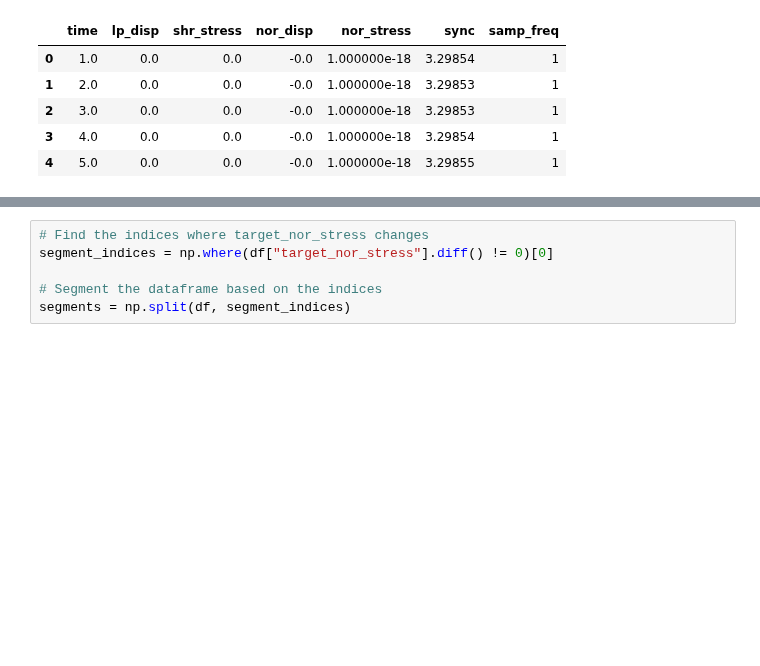
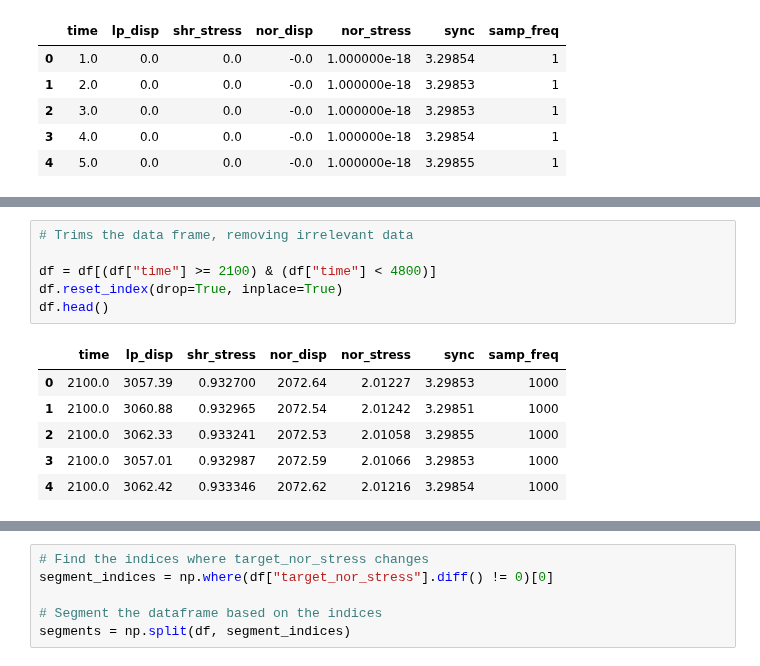
Before and after one commit to ai4er-cdt/earthquake-predictability, a Jupyter notebook: notebooks/TRR26 002 - Data Exploration - p4581.ipynb, the cells around one changed output, grey strips where cells are left out. Drawn from its saved outputs; the diff is of its cells as text; blank space fills up the shorter version.

```diff
--- a/notebooks/TRR26 002 - Data Exploration - p4581.ipynb
+++ b/notebooks/TRR26 002 - Data Exploration - p4581.ipynb
@@ -58 +90,14 @@ df.head()
+# %%
+# Trims the data frame, removing irrelevant data
+
+df = df[(df["time"] >= 2100) & (df["time"] < 4800)]
+df.reset_index(drop=True, inplace=True)
+df.head()
+# %% [output]
+|  | time | lp_disp | shr_stress | nor_disp | nor_stress | sync | samp_freq |
+| 0 | 2100.0 | 3057.39 | 0.932700 | 2072.64 | 2.01227 | 3.29853 | 1000 |
+| 1 | 2100.0 | 3060.88 | 0.932965 | 2072.54 | 2.01242 | 3.29851 | 1000 |
+| 2 | 2100.0 | 3062.33 | 0.933241 | 2072.53 | 2.01058 | 3.29855 | 1000 |
+| 3 | 2100.0 | 3057.01 | 0.932987 | 2072.59 | 2.01066 | 3.29853 | 1000 |
+| 4 | 2100.0 | 3062.42 | 0.933346 | 2072.62 | 2.01216 | 3.29854 | 1000 |
 # %%
```
Also changed, not shown: parts of 7 cells of this notebook, 1 other file.
